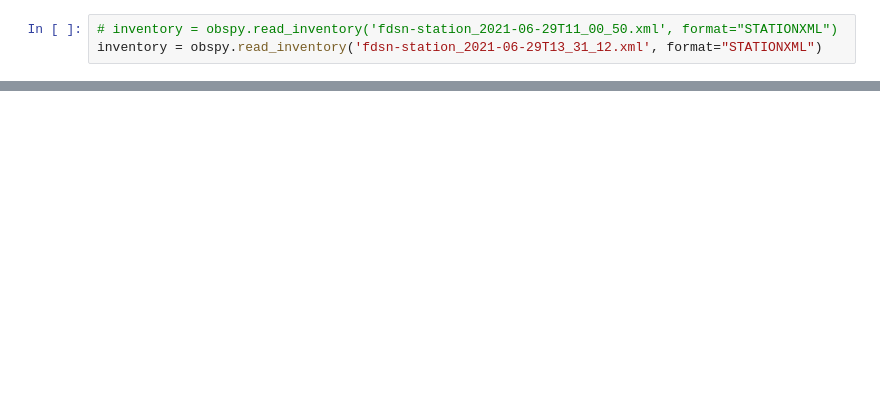
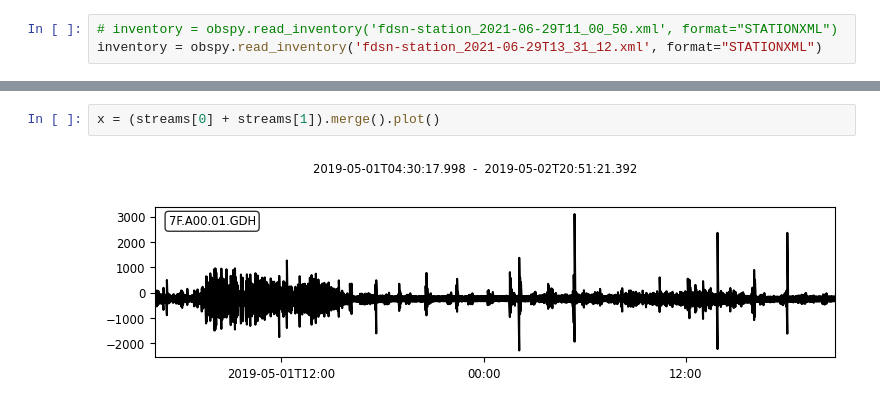
Before and after one commit to SerpRateAI/boreholeAcoustics, a Jupyter notebook: hydrophone exploration.ipynb, the cells around one changed output, grey strips where cells are left out. Drawn from its saved outputs; the diff is of its cells as text; blank space fills up the shorter version.

```diff
--- a/hydrophone exploration.ipynb
+++ b/hydrophone exploration.ipynb
@@ -31,0 +83,4 @@ with io.open(path, "rb") as fh:
+# %%
+x = (streams[0] + streams[1]).merge().plot()
+# %% [output]
+[figure, added]
```
Also changed, not shown: parts of 19 cells of this notebook.
